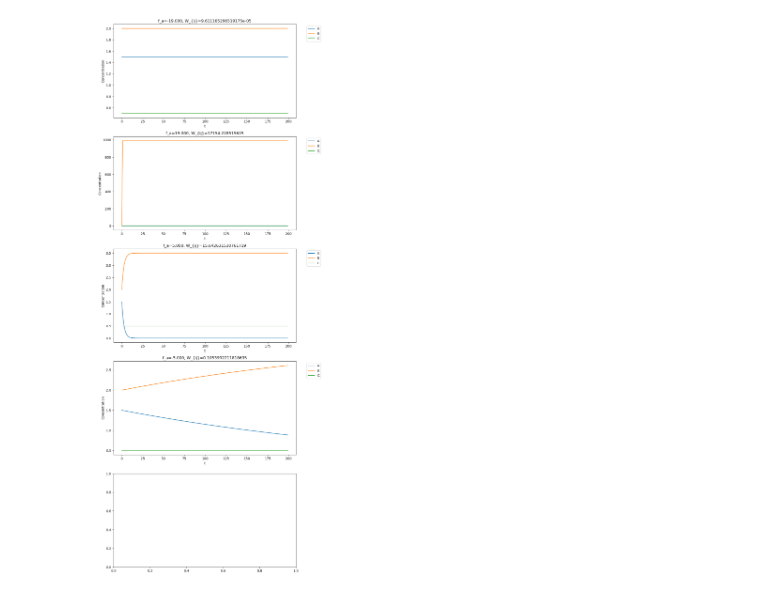
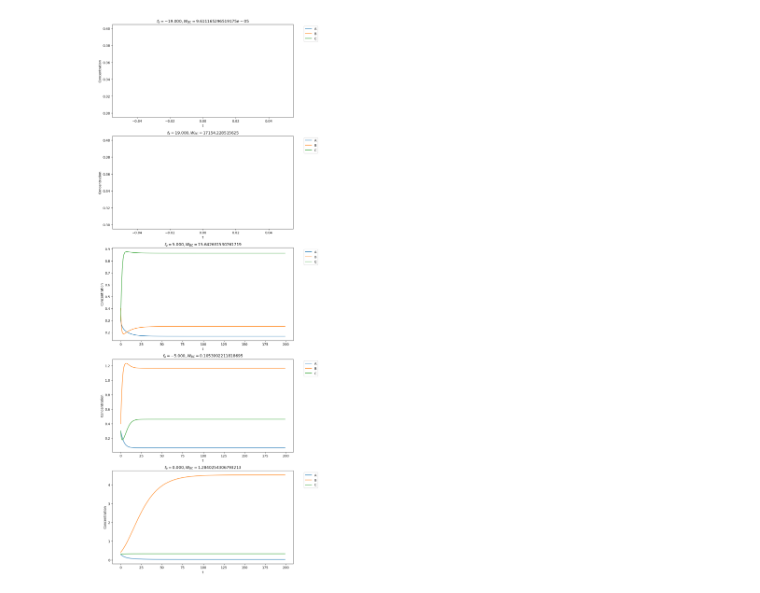
Before and after one commit to sdebesai7/second_order_rxn_nets, a Jupyter notebook: testing_networks.ipynb, the cells around one changed output. Cells and saved outputs as stored; diff of their text form; code cells hidden in the pictures.

Commit message:
working profiles

```diff
--- a/testing_networks.ipynb
+++ b/testing_networks.ipynb
@@ -13,14 +13,14 @@ from functools import partial
 rxn=rxn_net('triangle_b')
 t_points = jnp.linspace(0.0, 10.0, 200)
 
-initial_params=jnp.array([0.5, 0.5, 0.5])
-initial_conditions = jnp.log(jnp.array([1.5, 2, 0.5]))
+initial_params=jnp.array([0.5, 0.5, 0.5, 0.5, 0.5, 0.5, 0.5, 0.5, 0.5, 0.5, 0.5, 0.5, 0.5, 0.5, 0.5, 0.5, 0.5, 0.5])
+initial_conditions = jnp.log(jnp.array([0.3, 0.4, 0.3])) #jnp.array([0.3, 0.4, 0.3])
 
-n_samples=6
+n_samples=5
 # %%
 key = jax.random.PRNGKey(0)
 key, subkey = jax.random.split(key)
-all_features=jnp.array([-19, 19, 5, -5, 1, -1])#jax.random.uniform(subkey, (n_samples), minval=-20, maxval=20)
+all_features=jnp.array([-19, 19, 5, -5, 0])#jax.random.uniform(subkey, (n_samples), minval=-20, maxval=20)
 
 #compute associated labels
 a=(1 + jnp.tanh(0.4*(all_features - 7)))*0.4 + 0.1
@@ -39,12 +57,13 @@ for feature in all_features:
 # %%
-species_list=['A', 'B', 'C']
-fig, ax=plt.subplots(n_samples, figsize=(10, 30))
+species_list = ['A', 'B', 'C']
+fig, ax = plt.subplots(n_samples, figsize=(10, 30))
 for i, solution in enumerate(solns):
     for species, profile in zip(species_list, jnp.exp(solution.T)):
         ax[i].plot(profile, label=f'{species}')
+        #print(profile)
     ax[i].set_xlabel('t')
     ax[i].set_ylabel('Concentration')
-    ax[i].set_title(f'f_a={all_features[i]:0.3f}, W_{{ij}}={jnp.exp(initial_params[0] - initial_params[1] + 0.5*initial_params[2] + 0.5*all_features[i])}')
+    ax[i].set_title(f'$f_a={all_features[i]:0.3f}, W_{{BC}}={jnp.exp(initial_params[0] - initial_params[1] + 0.5*initial_params[2] + 0.5*all_features[i])}$')
     ax[i].legend(bbox_to_anchor=[1.05, 1], loc='upper left')
 # %% [output]
-[figure, old version]
+[figure, new version]
```
Also changed, not shown: parts of 6 cells of this notebook, 1 other file.
